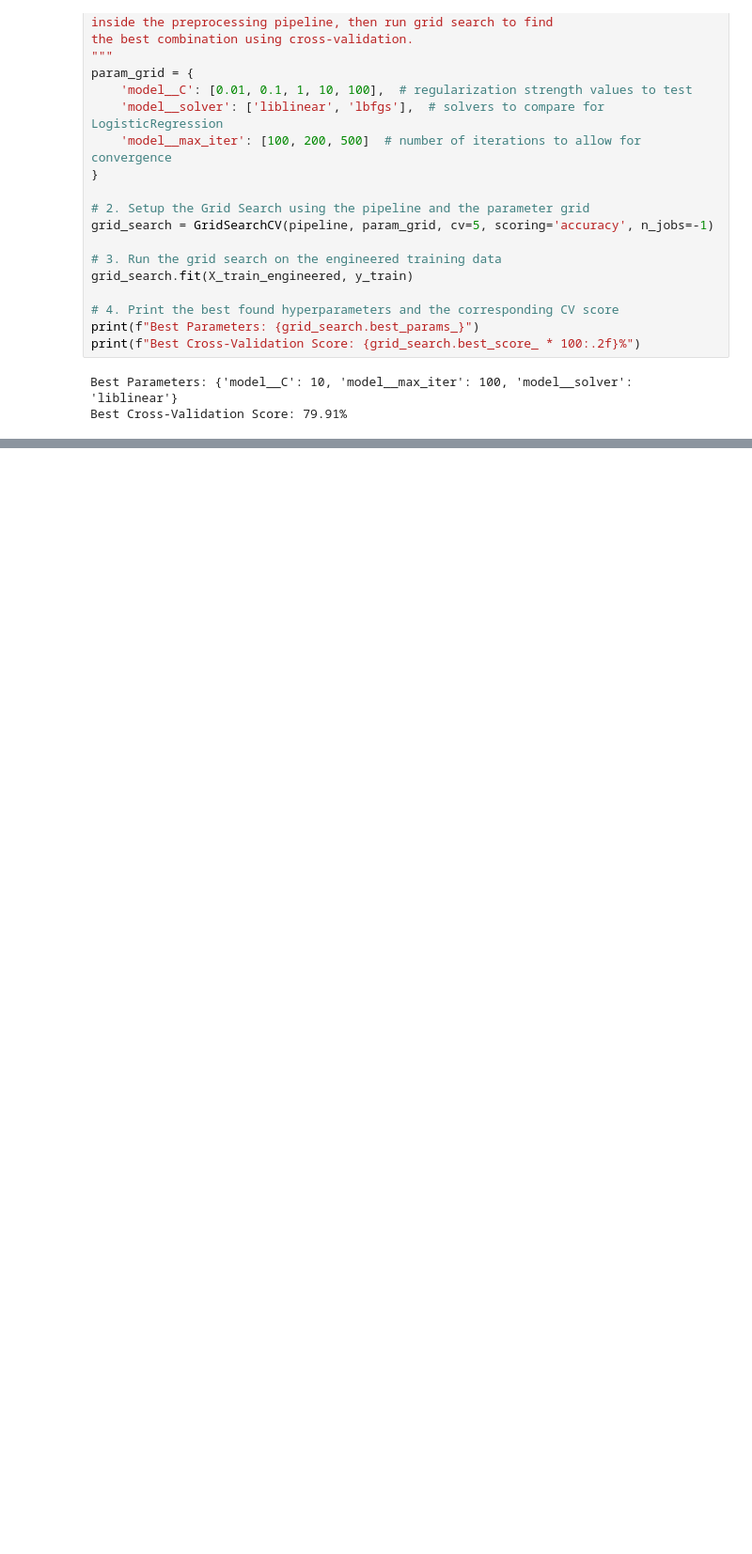
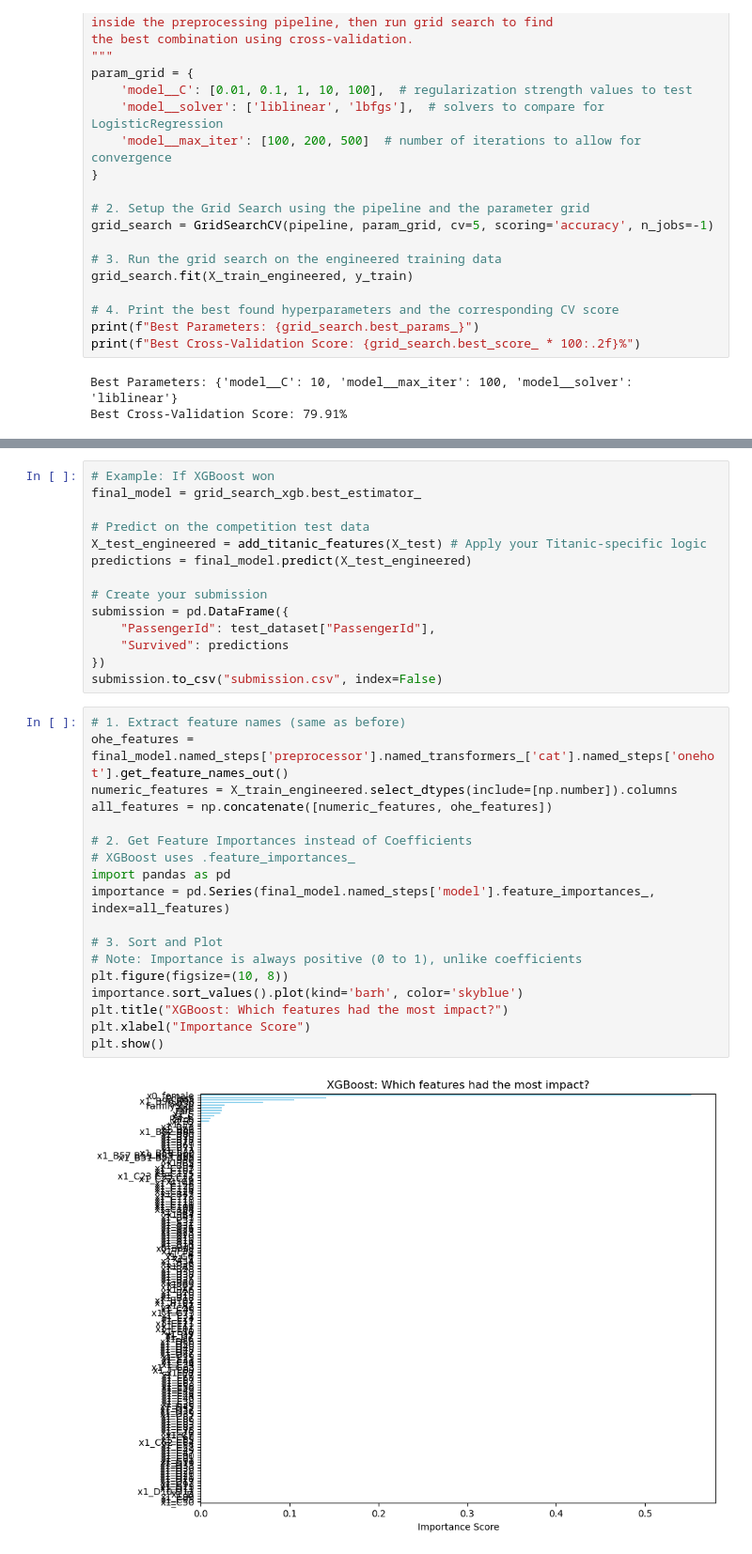
Before and after one commit to ArsalanHashmi777/Titanic, a Jupyter notebook: titanic_model.ipynb, the cells around one changed output, grey strips where cells are left out. Shown at 94% size. Drawn from its saved outputs; the diff is of its cells as text; blank space fills up the shorter version.

Commit message:
Add submission CSV file with survival predictions for passengers

```diff
--- a/titanic_model.ipynb
+++ b/titanic_model.ipynb
@@ -176,0 +238,34 @@ Best Cross-Validation Score: 79.91%
+# %%
+# Example: If XGBoost won
+final_model = grid_search_xgb.best_estimator_
+
+# Predict on the competition test data
+X_test_engineered = add_titanic_features(X_test) # Apply your Titanic-specific logic
+predictions = final_model.predict(X_test_engineered)
+
+# Create your submission
+submission = pd.DataFrame({
+    "PassengerId": test_dataset["PassengerId"],
+    "Survived": predictions
+})
+submission.to_csv("submission.csv", index=False)
+# %%
+# 1. Extract feature names (same as before)
+ohe_features = final_model.named_steps['preprocessor'].named_transformers_['cat'].named_steps['onehot'].get_feature_names_out()
+numeric_features = X_train_engineered.select_dtypes(include=[np.number]).columns
+all_features = np.concatenate([numeric_features, ohe_features])
+
+# 2. Get Feature Importances instead of Coefficients
+# XGBoost uses .feature_importances_
+import pandas as pd
+importance = pd.Series(final_model.named_steps['model'].feature_importances_, index=all_features)
+
+# 3. Sort and Plot
+# Note: Importance is always positive (0 to 1), unlike coefficients
+plt.figure(figsize=(10, 8))
+importance.sort_values().plot(kind='barh', color='skyblue')
+plt.title("XGBoost: Which features had the most impact?")
+plt.xlabel("Importance Score")
+plt.show()
+# %% [output]
+[figure, added]
```
Also changed, not shown: parts of 4 cells of this notebook, 1 other file.
